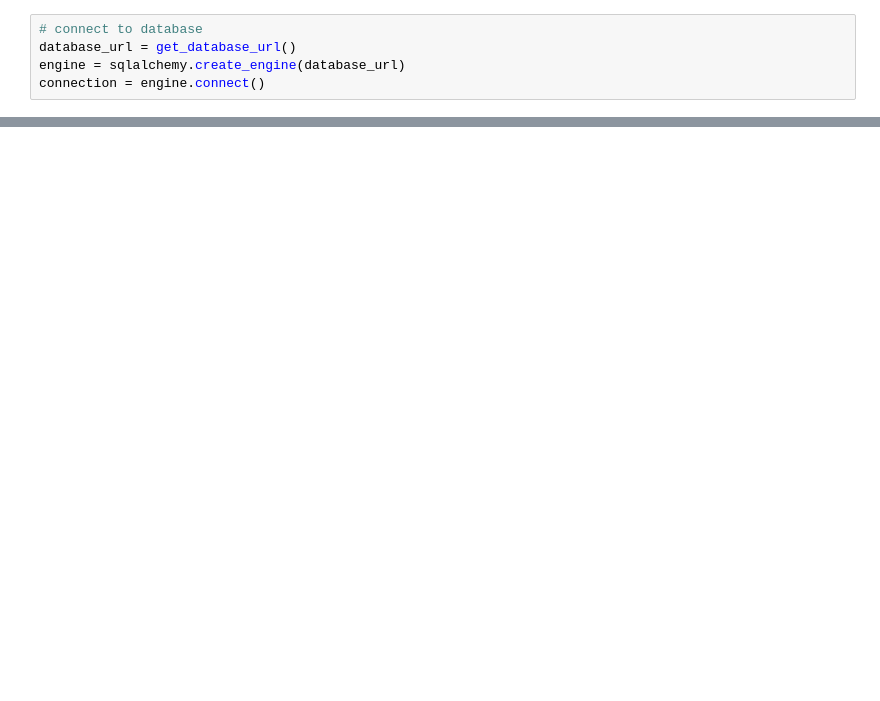
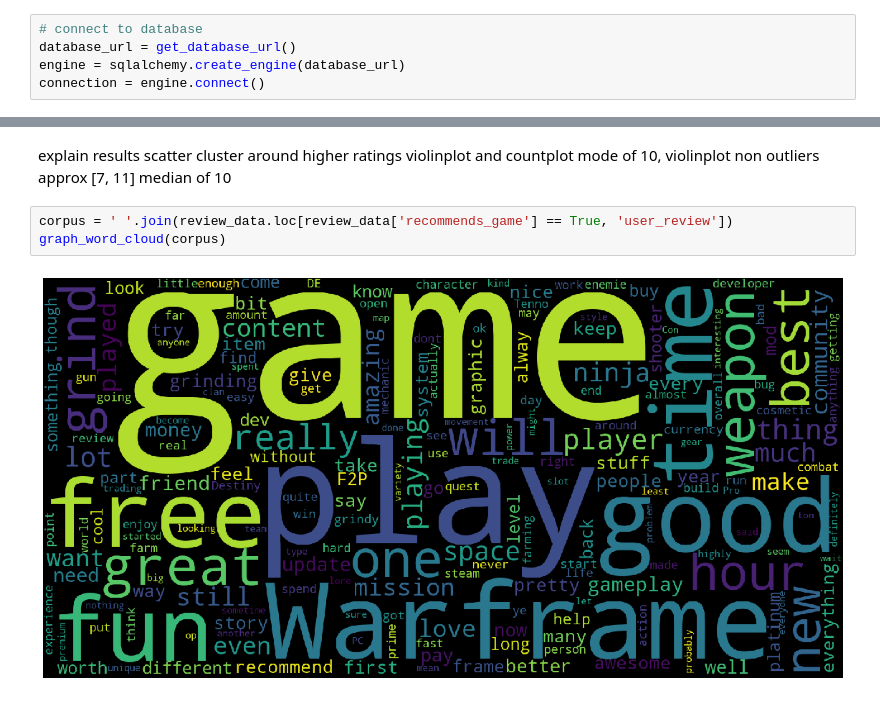
Before and after one commit to ys-lin14/warframe-exploration, a Jupyter notebook: data_exploration.ipynb, the cells around one changed output, grey strips where cells are left out. Saved outputs shown, nothing was run; the diff lists cells and outputs as text; blank space fills up the shorter version.

```diff
--- a/data_exploration.ipynb
+++ b/data_exploration.ipynb
@@ -135,0 +248,10 @@ users = mask_duplicate_ids(users)
+# %% [markdown]
+explain results
+scatter cluster around higher ratings
+violinplot and countplot mode of 10,
+violinplot non outliers approx [7, 11] median of 10
+# %%
+corpus = ' '.join(review_data.loc[review_data['recommends_game'] == True, 'user_review'])
+graph_word_cloud(corpus)
+# %% [output]
+[figure, added]
```
Also changed, not shown: parts of 13 cells of this notebook.
